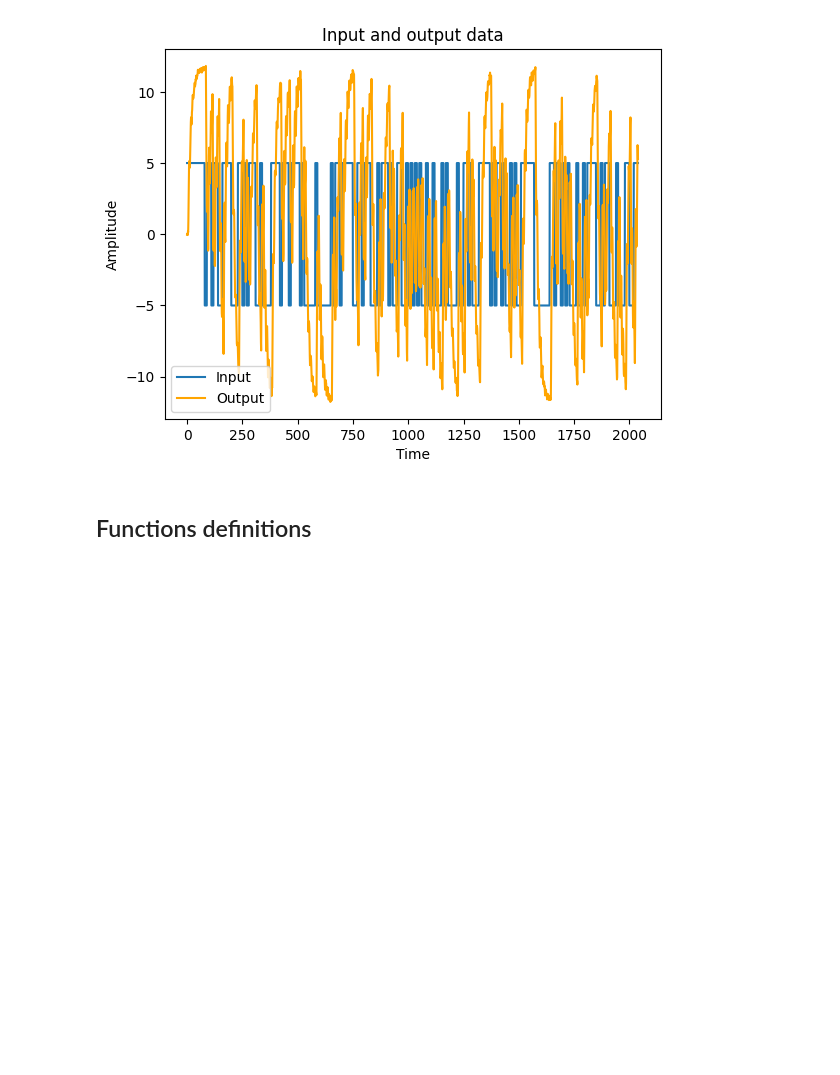
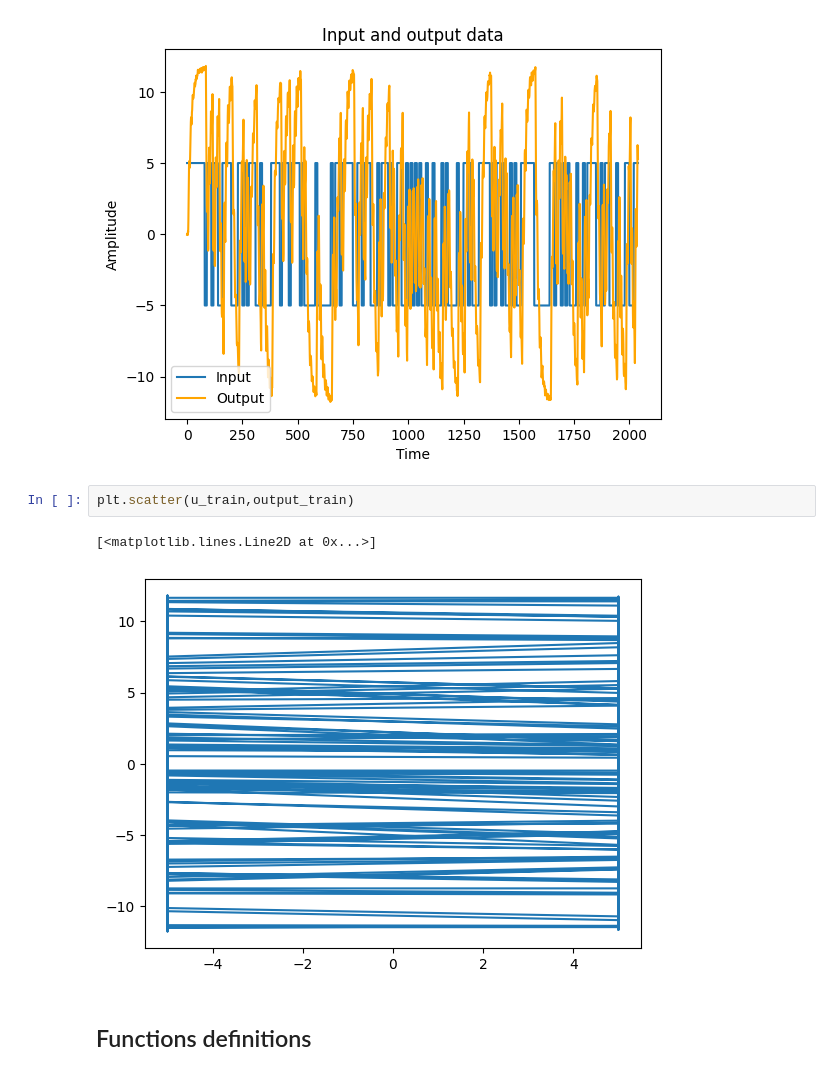
Before and after one commit to Seb65789/Lisboa-Machine-Learning-Project, a Jupyter notebook: ARX_model.ipynb, the cells around one changed output. Cells and saved outputs as stored; diff of their text form; blank space fills up the shorter version.

Commit message:
Graphic added inputs vs outputs

```diff
--- a/ARX_model.ipynb
+++ b/ARX_model.ipynb
@@ -65,6 +65,11 @@ plt.ylabel('Amplitude')
 plt.show()
 # %% [output]
 [figure]
+# %%
+plt.scatter(u_train,output_train)
+# %% [output]
+[<matplotlib.lines.Line2D at 0x...>]
+[figure, added]
 # %% [markdown]
 ## Functions definitions
 # %% [markdown]
```
